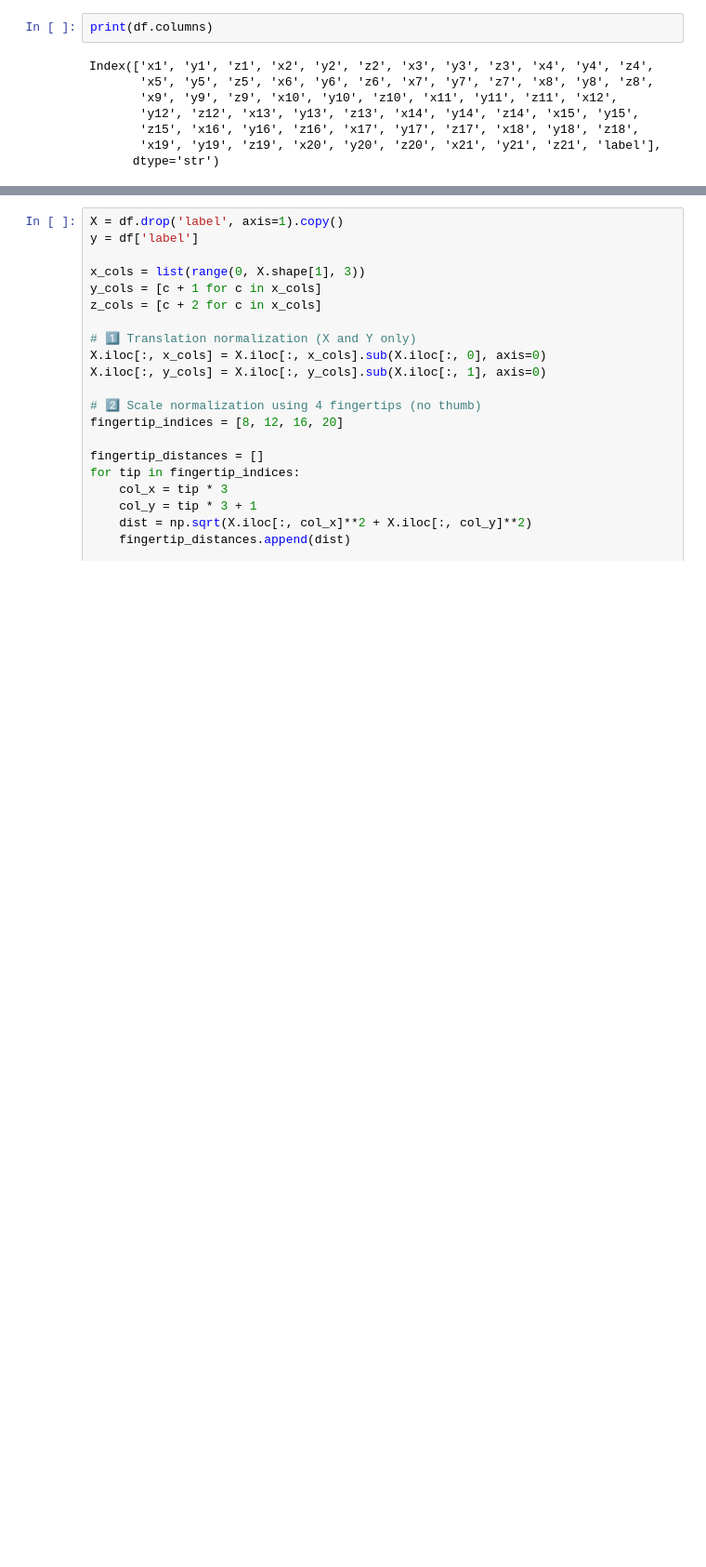
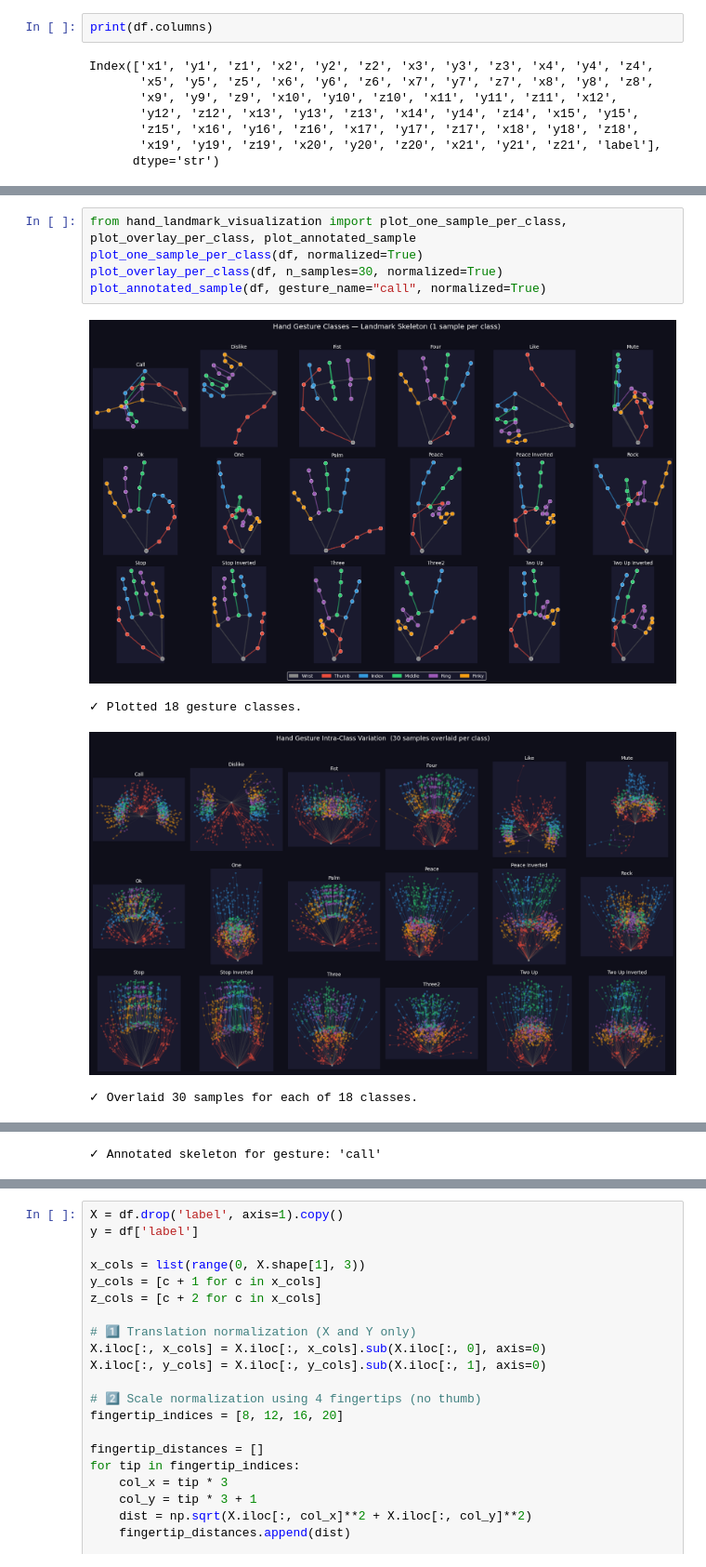
Before and after one commit to Ahmed-Tarek1/Hand-Gesture-Classification, a Jupyter notebook: ML1.ipynb, the cells around one changed output, grey strips where cells are left out. Shown at 93% size. Saved outputs shown, nothing was run; the diff lists cells and outputs as text; blank space fills up the shorter version.

Commit message:
Added hand landmark visualization

```diff
--- a/ML1.ipynb
+++ b/ML1.ipynb
@@ -79,0 +103,10 @@ Index(['x1', 'y1', 'z1', 'x2', 'y2', 'z2', 'x3', 'y3', 'z3', 'x4', 'y4', 'z4',
+# %%
+from hand_landmark_visualization import plot_one_sample_per_class, plot_overlay_per_class, plot_annotated_sample
+plot_one_sample_per_class(df, normalized=True)
+plot_overlay_per_class(df, n_samples=30, normalized=True)
+plot_annotated_sample(df, gesture_name="call", normalized=True)
+# %% [output]
+[figure, added]
+✓ Plotted 18 gesture classes.
+[figure, added]
+✓ Overlaid 30 samples for each of 18 classes.
@@ -80 +114,2 @@ Index(['x1', 'y1', 'z1', 'x2', 'y2', 'z2', 'x3', 'y3', 'z3', 'x4', 'y4', 'z4',
+✓ Annotated skeleton for gesture: 'call'
 # %% [markdown]
```
Also changed, not shown: parts of 15 cells of this notebook, 1 other file.
